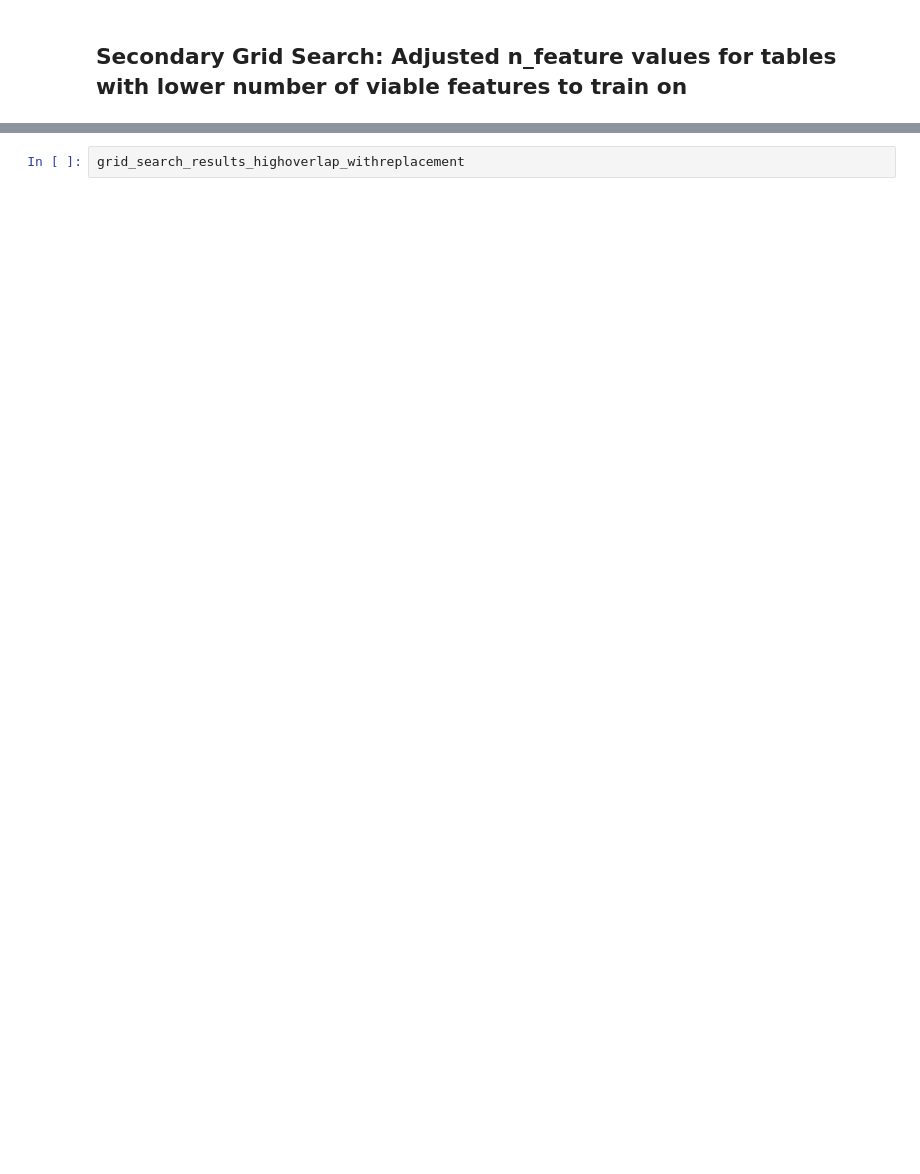
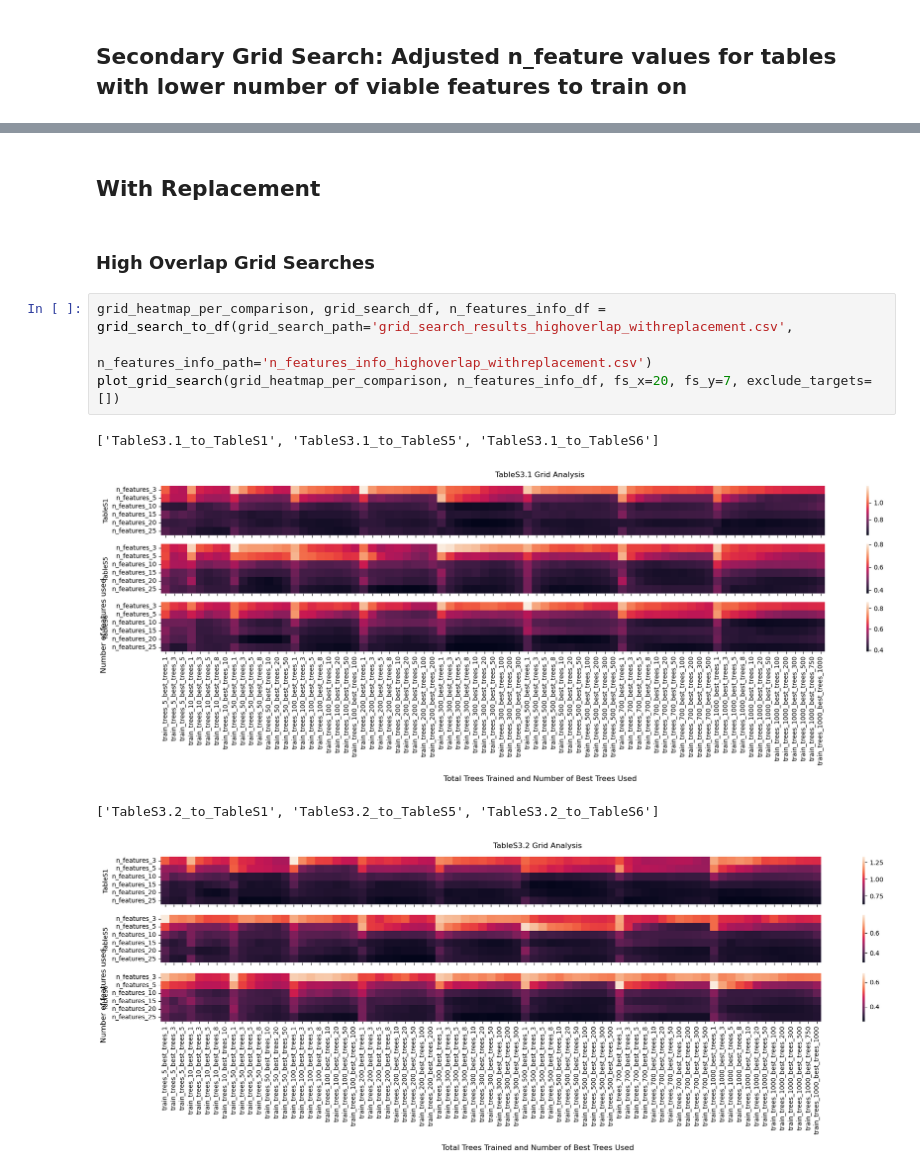
Before and after one commit to nick33333/einav_lab_work, a Jupyter notebook: Nicks_stuff/grid_search_analysis.ipynb, the cells around one changed output, grey strips where cells are left out. Cells and saved outputs as stored; diff of their text form; blank space fills up the shorter version.

```diff
--- a/Nicks_stuff/grid_search_analysis.ipynb
+++ b/Nicks_stuff/grid_search_analysis.ipynb
@@ -373,2 +114,13 @@ grid_search_results_lowoverlap_noreplacement.csv
-# %%
-grid_search_results_highoverlap_withreplacement
+# %% [markdown]
+## With Replacement
+# %% [markdown]
+### High Overlap Grid Searches
+# %%
+grid_heatmap_per_comparison, grid_search_df, n_features_info_df = grid_search_to_df(grid_search_path='grid_search_results_highoverlap_withreplacement.csv',
+                                                                                    n_features_info_path='n_features_info_highoverlap_withreplacement.csv')
+plot_grid_search(grid_heatmap_per_comparison, n_features_info_df, fs_x=20, fs_y=7, exclude_targets=[])
+# %% [output]
+['TableS3.1_to_TableS1', 'TableS3.1_to_TableS5', 'TableS3.1_to_TableS6']
+[figure, added]
+['TableS3.2_to_TableS1', 'TableS3.2_to_TableS5', 'TableS3.2_to_TableS6']
+[figure, added]
```
Also changed, not shown: parts of 22 cells of this notebook, 2 other files.
